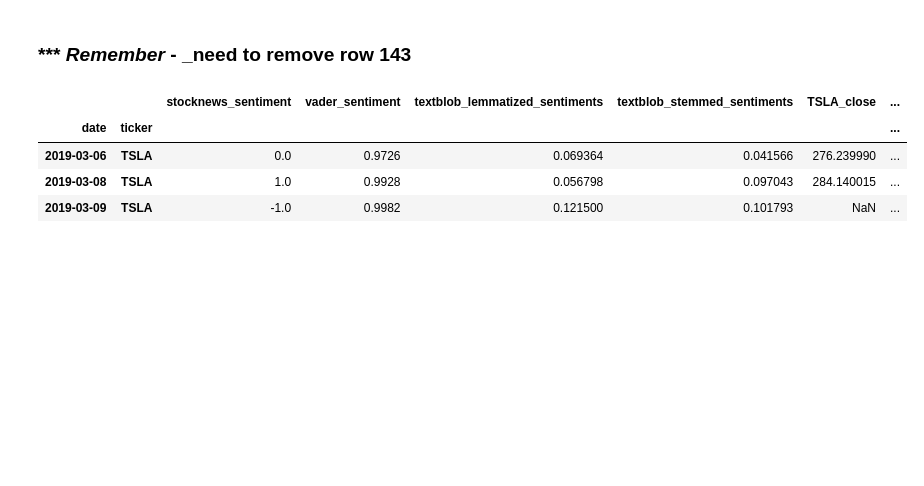
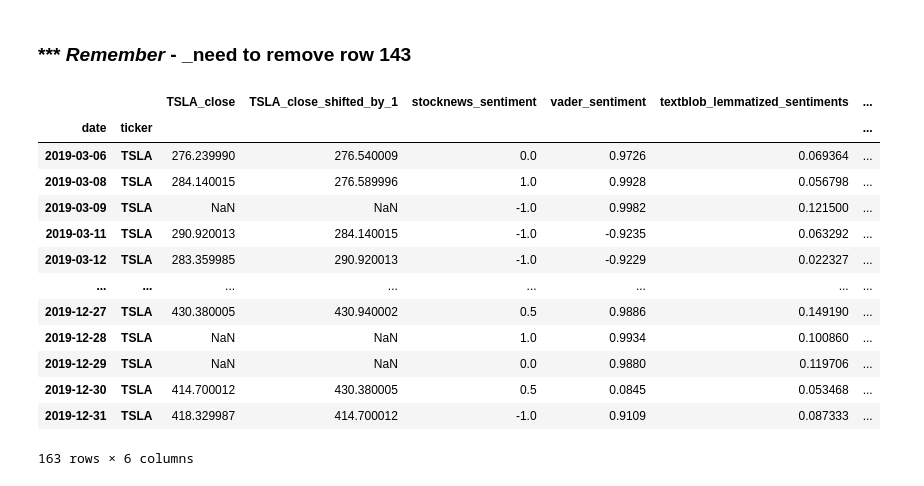
Before and after one commit to singhj32/Project2, a Jupyter notebook: Project2_Custom_df_JS.ipynb, the cells around one changed output. Drawn from its saved outputs; the diff is of its cells as text; code cells hidden in the pictures; blank space fills up the shorter version.

```diff
--- a/Project2_Custom_df_JS.ipynb
+++ b/Project2_Custom_df_JS.ipynb
@@ -295,13 +295,22 @@ tsla_df
 # join tsla_df (stock prices) with df_for_regression
 df_for_regression_grouped_by_date=df_for_regression_grouped_by_date.join(tsla_df, on="date")
 # %%
-df_for_regression_grouped_by_date.head(3)
+df_for_regression_grouped_by_date
 # %% [output]
-|  |  | stocknews_sentiment | vader_sentiment | textblob_lemmatized_sentiments | textblob_stemmed_sentiments | TSLA_close | ... |
+|  |  | TSLA_close | TSLA_close_shifted_by_1 | stocknews_sentiment | vader_sentiment | textblob_lemmatized_sentiments | ... |
 | date | ticker |  |  |  |  |  | ... |
-| 2019-03-06 | TSLA | 0.0 | 0.9726 | 0.069364 | 0.041566 | 276.239990 | ... |
-| 2019-03-08 | TSLA | 1.0 | 0.9928 | 0.056798 | 0.097043 | 284.140015 | ... |
-| 2019-03-09 | TSLA | -1.0 | 0.9982 | 0.121500 | 0.101793 | NaN | ... |
+| 2019-03-06 | TSLA | 276.239990 | 276.540009 | 0.0 | 0.9726 | 0.069364 | ... |
+| 2019-03-08 | TSLA | 284.140015 | 276.589996 | 1.0 | 0.9928 | 0.056798 | ... |
+| 2019-03-09 | TSLA | NaN | NaN | -1.0 | 0.9982 | 0.121500 | ... |
+| 2019-03-11 | TSLA | 290.920013 | 284.140015 | -1.0 | -0.9235 | 0.063292 | ... |
+| 2019-03-12 | TSLA | 283.359985 | 290.920013 | -1.0 | -0.9229 | 0.022327 | ... |
+| ... | ... | ... | ... | ... | ... | ... | ... |
+| 2019-12-27 | TSLA | 430.380005 | 430.940002 | 0.5 | 0.9886 | 0.149190 | ... |
+| 2019-12-28 | TSLA | NaN | NaN | 1.0 | 0.9934 | 0.100860 | ... |
+| 2019-12-29 | TSLA | NaN | NaN | 0.0 | 0.9880 | 0.119706 | ... |
+| 2019-12-30 | TSLA | 414.700012 | 430.380005 | 0.5 | 0.0845 | 0.053468 | ... |
+| 2019-12-31 | TSLA | 418.329987 | 414.700012 | -1.0 | 0.9109 | 0.087333 | ... |
+163 rows × 6 columns
 # %%
 #just re-sorting the columns
 df_for_regression_grouped_by_date= df_for_regression_grouped_by_date[['TSLA_close','TSLA_close_shifted_by_1','stocknews_sentiment', 'vader_sentiment','textblob_lemmatized_sentiments', 'textblob_stemmed_sentiments']]
```
Also changed, not shown: parts of 3 cells of this notebook, 1 other file.
